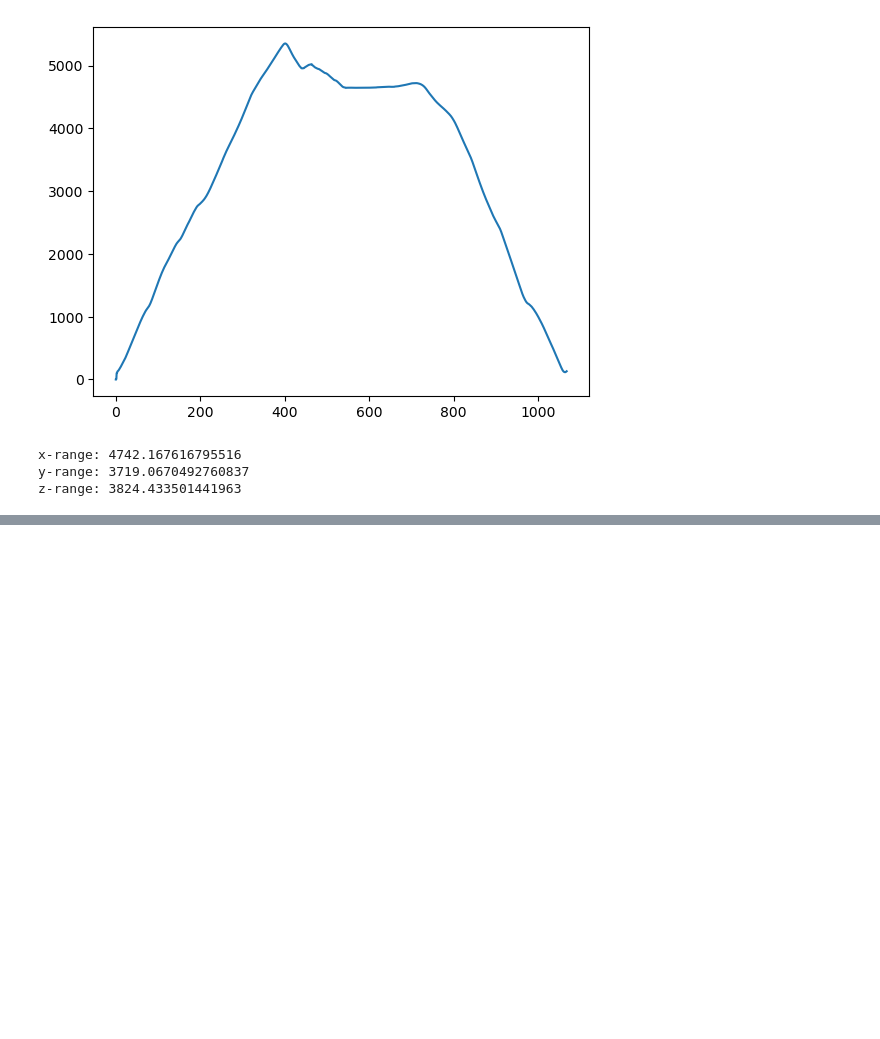
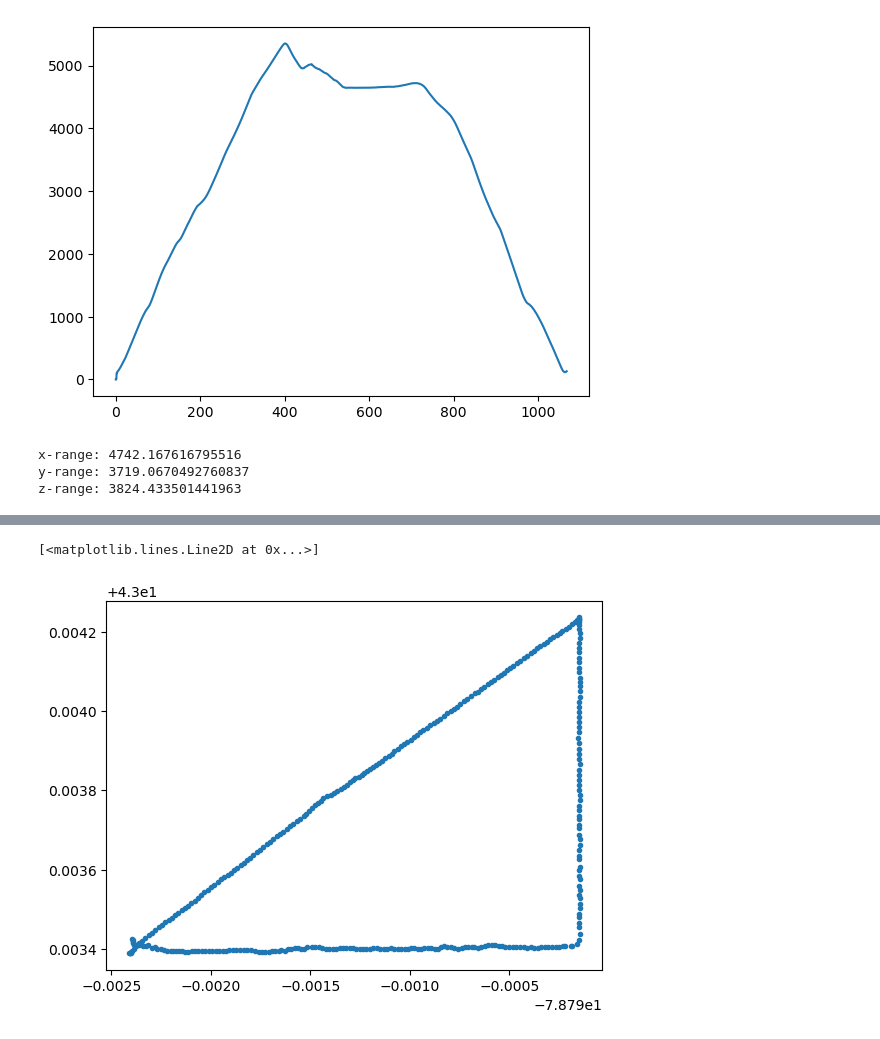
Before and after one commit to ubsuny/CP1-24-midterm, a Jupyter notebook: iglesias-cardinale/code/data_plotter.ipynb, the cells around one changed output, grey strips where cells are left out. Saved outputs shown, nothing was run; the diff lists cells and outputs as text; code cells hidden in the pictures; blank space fills up the shorter version.

```diff
--- a/iglesias-cardinale/code/data_plotter.ipynb
+++ b/iglesias-cardinale/code/data_plotter.ipynb
@@ -46,0 +82,5 @@ z-range: 3824.433501441963
+# %%
+plt.plot(lon, lat,'.')
+# %% [output]
+[<matplotlib.lines.Line2D at 0x...>]
+[figure, added]
```
Also changed, not shown: parts of 3 cells of this notebook, 3 other files.
